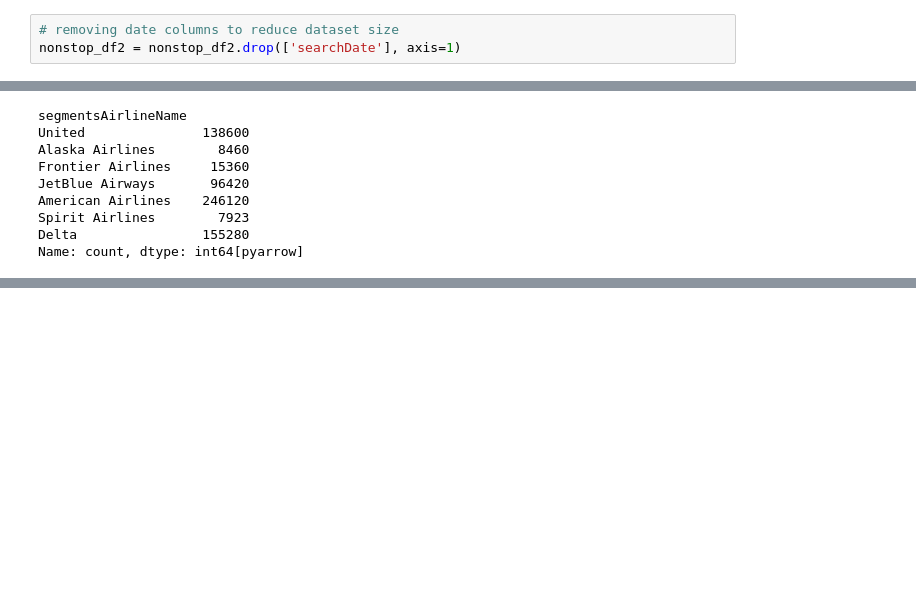
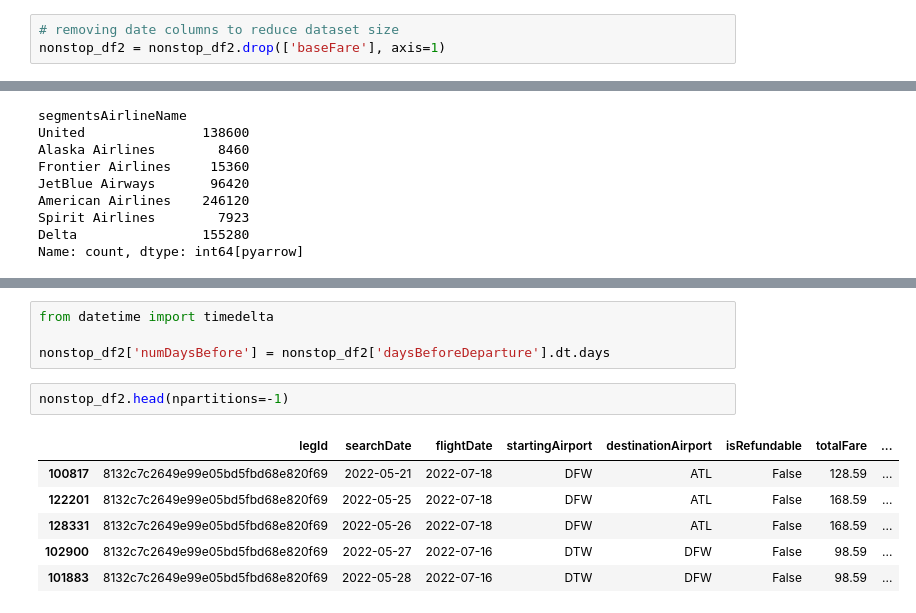
Before and after one commit to talisam89/data-portfolio, a Jupyter notebook: flight-prices/Flight_data_EDA.ipynb, the cells around one changed output, grey strips where cells are left out. Drawn from its saved outputs; the diff is of its cells as text; blank space fills up the shorter version.

```diff
--- a/flight-prices/Flight_data_EDA.ipynb
+++ b/flight-prices/Flight_data_EDA.ipynb
@@ -614,7 +613,7 @@ daysBeforeDeparture
 Name: count, dtype: int64
 # %%
 # removing date columns to reduce dataset size
-nonstop_df2 = nonstop_df2.drop(['searchDate'], axis=1)
+nonstop_df2 = nonstop_df2.drop(['baseFare'], axis=1)
 # %%
 with ProgressBar():
     airline = nonstop_df2['segmentsAirlineName'].value_counts().compute()
@@ -632,0 +649,13 @@ Name: count, dtype: int64[pyarrow]
+# %%
+from datetime import timedelta
+
+nonstop_df2['numDaysBefore'] = nonstop_df2['daysBeforeDeparture'].dt.days
+# %%
+nonstop_df2.head(npartitions=-1)
+# %% [output]
+|  | legId | searchDate | flightDate | startingAirport | destinationAirport | isRefundable | totalFare | ... |
+| 100817 | 8132c7c2649e99e05bd5fbd68e820f69 | 2022-05-21 | 2022-07-18 | DFW | ATL | False | 128.59 | ... |
+| 122201 | 8132c7c2649e99e05bd5fbd68e820f69 | 2022-05-25 | 2022-07-18 | DFW | ATL | False | 168.59 | ... |
+| 128331 | 8132c7c2649e99e05bd5fbd68e820f69 | 2022-05-26 | 2022-07-18 | DFW | ATL | False | 168.59 | ... |
+| 102900 | 8132c7c2649e99e05bd5fbd68e820f69 | 2022-05-27 | 2022-07-16 | DTW | DFW | False | 98.59 | ... |
+| 101883 | 8132c7c2649e99e05bd5fbd68e820f69 | 2022-05-28 | 2022-07-16 | DTW | DFW | False | 98.59 | ... |
```
Also changed, not shown: parts of 9 cells of this notebook.
